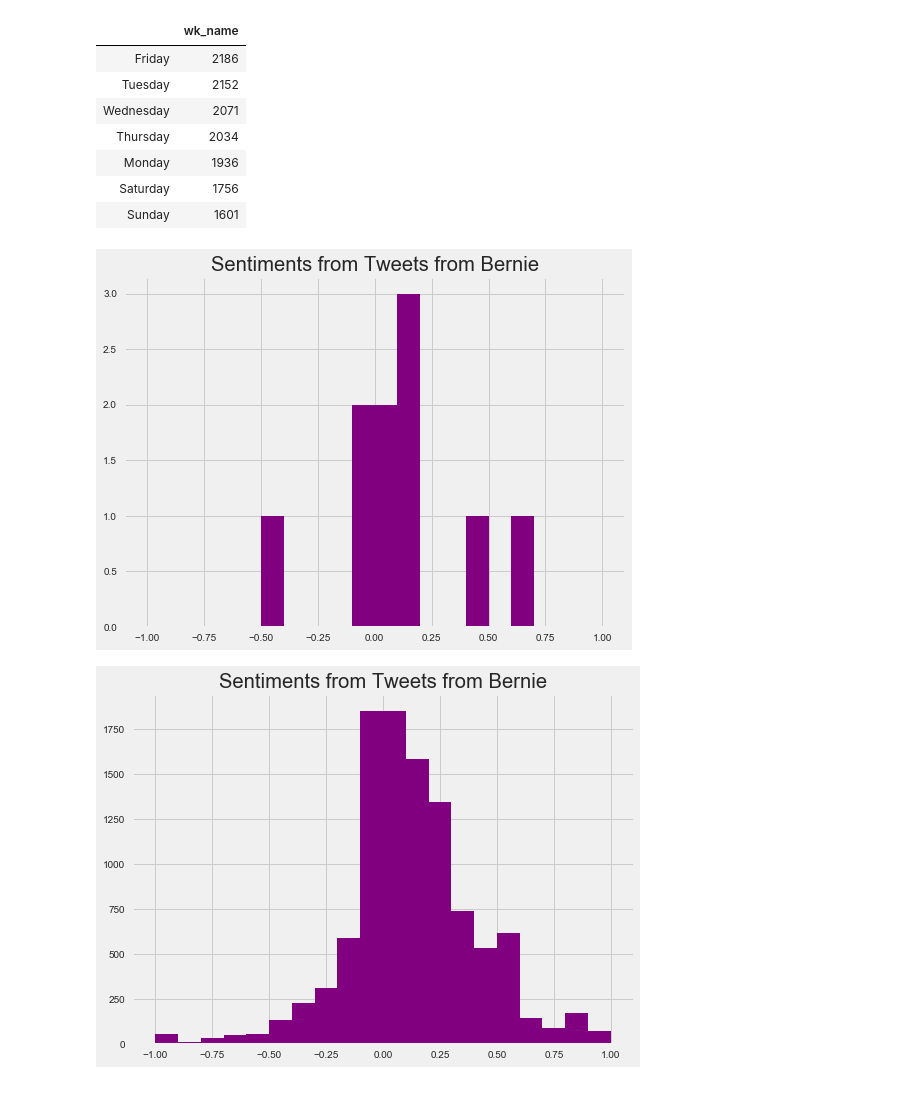
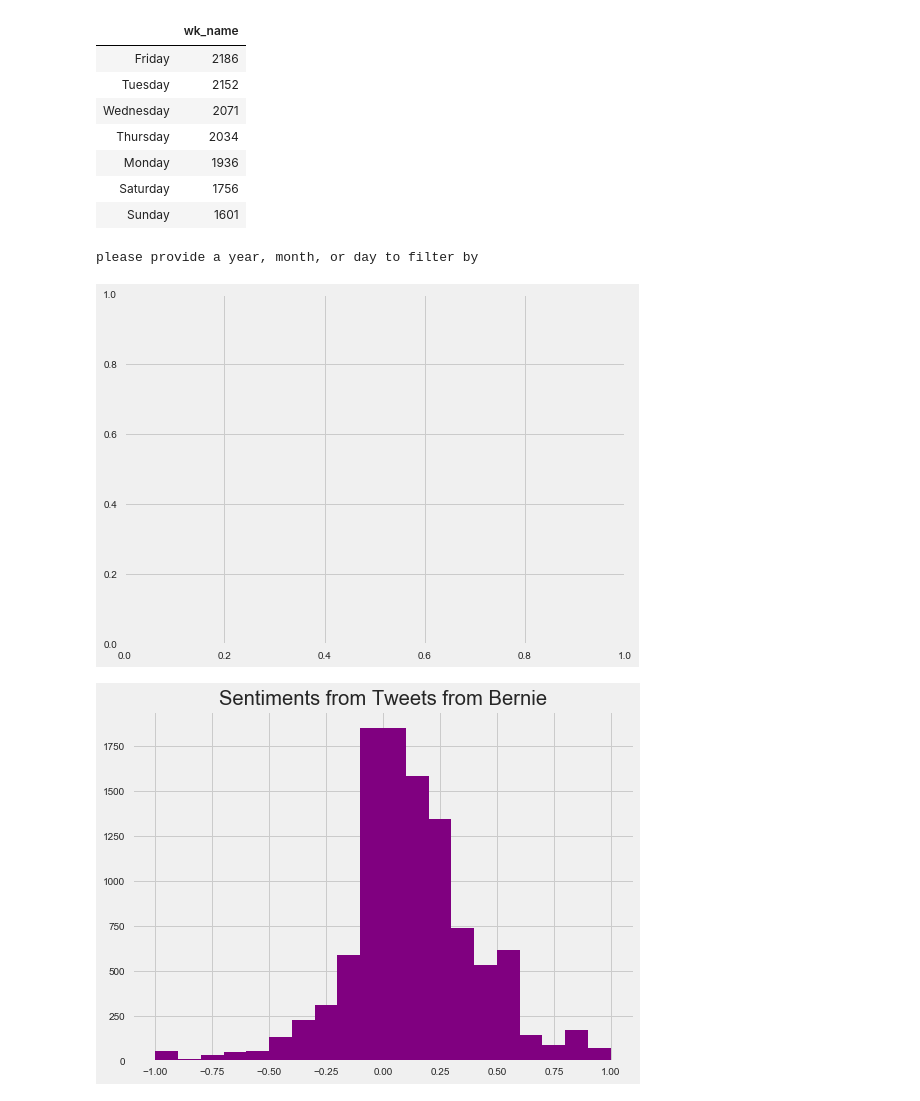
Before and after one commit to nomadtomas/sentweetment_analysizer, a Jupyter notebook: dnc_race.ipynb, the cells around one changed output. Cells and saved outputs as stored; diff of their text form; code cells hidden in the pictures.

```diff
--- a/dnc_race.ipynb
+++ b/dnc_race.ipynb
@@ -122,31 +122,37 @@ def polarity_bydate(df, yr=None, mm=None, dd=None):
     '''
     creates a polarity graph based on dates selected.
     '''
-    if yr!=None and mm!=None and dd!=None:
-        query = df[(df['year']==yr)&(df['month']==mm)&(df['day']==dd)]['polarity']
-    elif yr!=None and mm!=None:
-        query = df[(df['year']==yr)&(df['month']==mm)]['polarity']
-    elif yr!=None:
-        query = df[df['year']==yr]['polarity']
-    elif mm!=None:
-        query = df[df['month']==mm]['polarity']
-    elif dd!=None:
-        query = df[df['day']==mm]['polarity']
+    try:
+        if yr!=None and mm!=None and dd!=None:
+            query = df[(df['year']==yr)&(df['month']==mm)&(df['day']==dd)]['polarity']
+        elif yr!=None and mm!=None:
+            query = df[(df['year']==yr)&(df['month']==mm)]['polarity']
+        elif yr!=None:
+            query = df[df['year']==yr]['polarity']
+        elif mm!=None:
+            query = df[df['month']==mm]['polarity']
+        elif dd!=None:
+            query = df[df['day']==mm]['polarity']
 
-    fig, ax = plt.subplots(figsize=(8, 6))
+        #plot data
+        fig, ax = plt.subplots(figsize=(8, 6))
 
-    # Plot histogram of the polarity values
-    query.hist(bins=[-1, -0.90, -.80, -.70, -.60, -0.50, -.40 ,-.30, -0.20,-.10,
-                            0.10, 0.20, 0.30, 0.40, 0.50, 0.60, 0.70, 0.80, 0.90, 1],
-                 ax=ax,
-                 color="purple")
+        # Plot histogram of the polarity values
+        query.hist(bins=[-1, -0.90, -.80, -.70, -.60, -0.50, -.40 ,-.30, -0.20,-.10,
+                                0.10, 0.20, 0.30, 0.40, 0.50, 0.60, 0.70, 0.80, 0.90, 1],
+                     ax=ax,
+                     color="purple")
 
-    plt.title("Sentiments from Tweets from Bernie")
-    return plt.show()
+        plt.title("Sentiments from Tweets from Bernie")
+        return plt.show()
+
+    except:
+        return print('please provide a year, month, or day to filter by')
 # %%
-polarity_bydate(bernie_sentiment, 2020,2,2)
+polarity_bydate(bernie_sentiment)
 # %% [output]
+please provide a year, month, or day to filter by
-[figure, old version]
+[figure, new version]
 # %%
 sentiment_objects = [TextBlob(tweet) for tweet in b_df['text']]
 # %%
```
Also changed, not shown: parts of 3 cells of this notebook.
